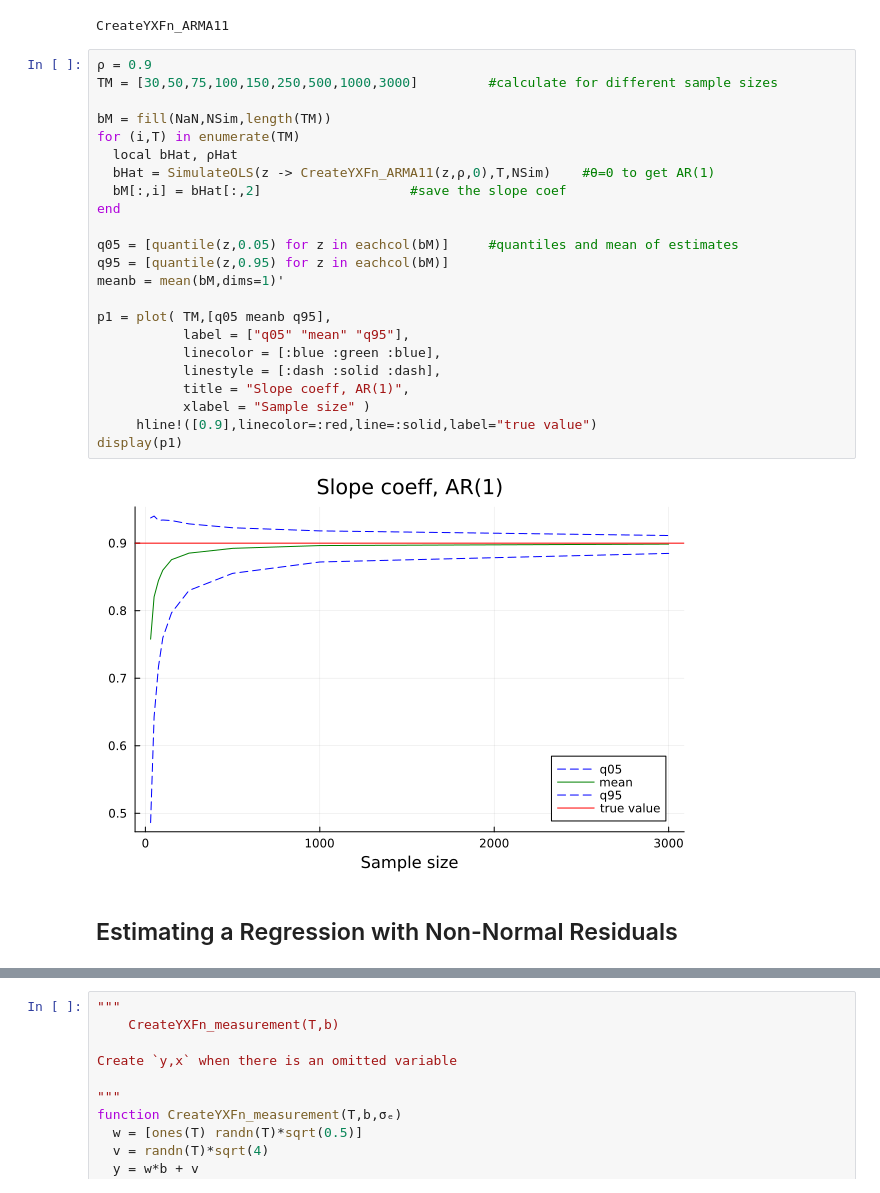
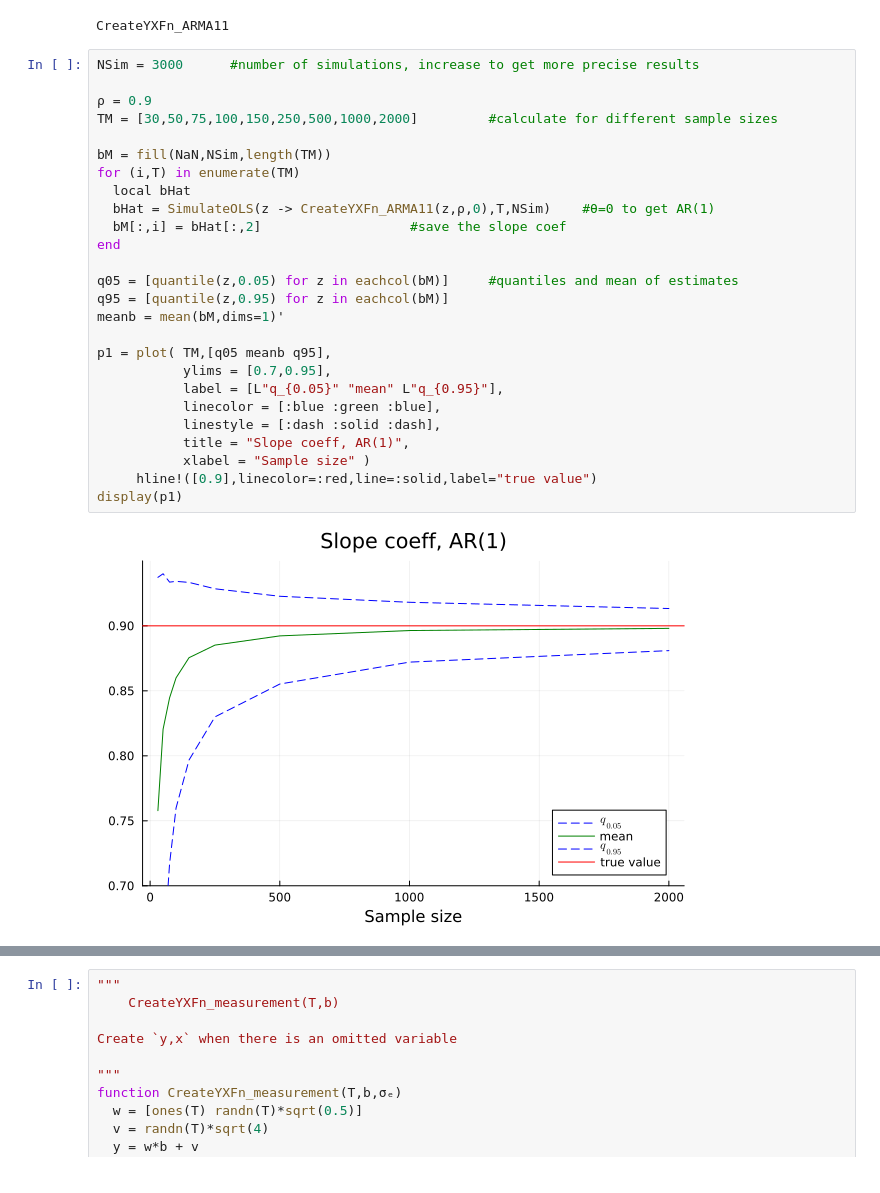
Before and after one commit to PaulSoderlind/ModernFinancialEconometrics, a Jupyter notebook: Ch09_Asymptotics.ipynb, the cells around one changed output, grey strips where cells are left out. Drawn from its saved outputs; the diff is of its cells as text.

```diff
--- a/Ch09_Asymptotics.ipynb
+++ b/Ch09_Asymptotics.ipynb
@@ -60,29 +59,30 @@ end
 # %% [output]
 CreateYXFn_ARMA11
 # %%
+NSim = 3000      #number of simulations, increase to get more precise results
+
 ρ = 0.9
-TM = [30,50,75,100,150,250,500,1000,3000]         #calculate for different sample sizes
+TM = [30,50,75,100,150,250,500,1000,2000]         #calculate for different sample sizes
 
 bM = fill(NaN,NSim,length(TM))
 for (i,T) in enumerate(TM)
-  local bHat, ρHat
+  local bHat
   bHat = SimulateOLS(z -> CreateYXFn_ARMA11(z,ρ,0),T,NSim)    #θ=0 to get AR(1)
   bM[:,i] = bHat[:,2]                   #save the slope coef
 end
 
 q05 = [quantile(z,0.05) for z in eachcol(bM)]     #quantiles and mean of estimates
 q95 = [quantile(z,0.95) for z in eachcol(bM)]
 meanb = mean(bM,dims=1)'
 
 p1 = plot( TM,[q05 meanb q95],
-           label = ["q05" "mean" "q95"],
+           ylims = [0.7,0.95],
+           label = [L"q_{0.05}" "mean" L"q_{0.95}"],
            linecolor = [:blue :green :blue],
            linestyle = [:dash :solid :dash],
            title = "Slope coeff, AR(1)",
            xlabel = "Sample size" )
      hline!([0.9],linecolor=:red,line=:solid,label="true value")
 display(p1)
 # %% [output]
-[figure, old version]
+[figure, new version]
-# %% [markdown]
-## Estimating a Regression with Non-Normal Residuals
```
Also changed, not shown: parts of 19 cells of this notebook.
